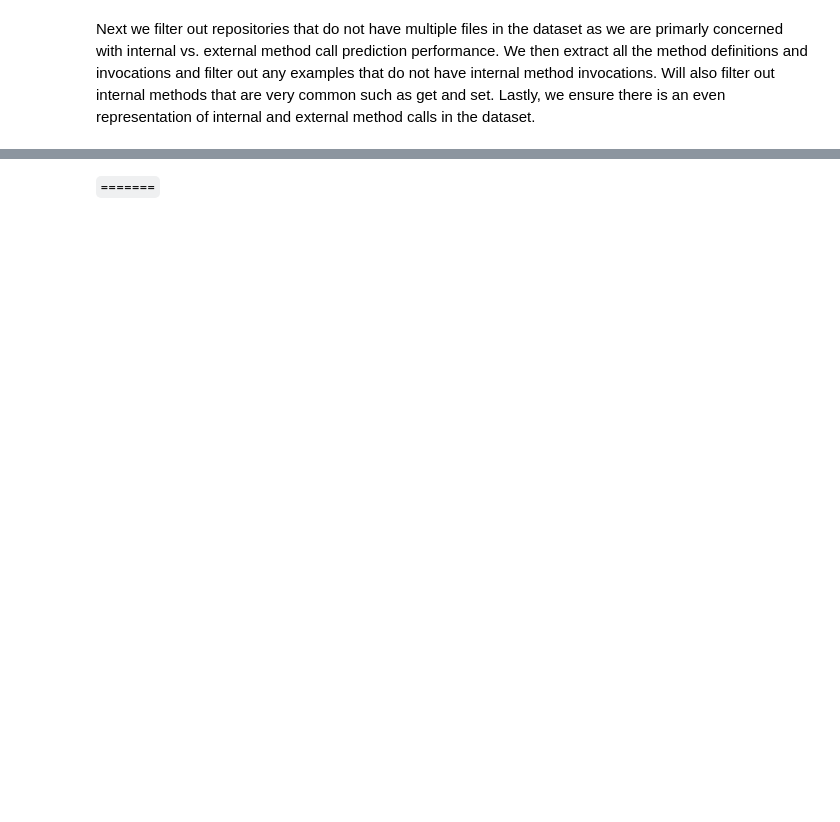
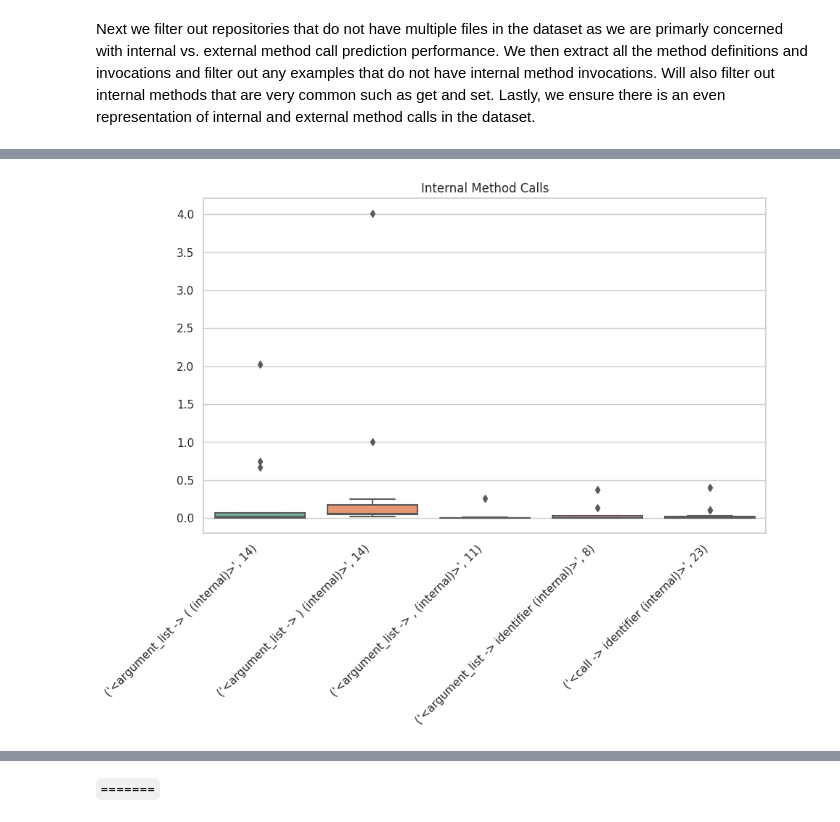
Before and after one commit to ncoop57/perplexed, a Jupyter notebook: nbs/03_paper_results.ipynb, the cells around one changed output, grey strips where cells are left out. Drawn from its saved outputs; the diff is of its cells as text; code cells hidden in the pictures; blank space fills up the shorter version.

```diff
--- a/nbs/03_paper_results.ipynb
+++ b/nbs/03_paper_results.ipynb
@@ -160,0 +173,37 @@ cross_dist, token_cnt = perplexed(
+# %%
+import matplotlib.pyplot as plt
+import numpy as np
+import seaborn as sns
+
+sns.set_theme(style="whitegrid")
+
+
+def visualize_perplexities(perplexities, tokens, title, filename):
+    fig, ax = plt.subplots(figsize=(10, 6))
+    ax = sns.boxplot(data=perplexities, palette="Set2")
+    ax.set_xticklabels(tokens)
+    ax.set_title(title)
+    plt.xticks(rotation=45, ha="right")
+    plt.show()
+# %%
+most_common = token_cnt.most_common()
+method_invocations = [
+    t
+    for t in most_common
+    if t[0].startswith("<argument_list") or t[0].startswith("<call")
+]
+internals = [t for t in method_invocations if "internal" in t[0]]
+externals = [t for t in method_invocations if "internal" not in t[0]]
+# %%
+# sort by name
+internals = sorted(internals, key=lambda x: x[0])
+externals = sorted(externals, key=lambda x: x[0])
+# %%
+internal_crosses = [cross_dist[token] for token, _ in internals]
+external_crosses = [cross_dist[token] for token, _ in externals]
+# %%
+visualize_perplexities(
+    internal_crosses, internals, "Internal Method Calls", "internal_method_calls.png"
+)
+# %% [output]
+[figure, added]
```
Also changed, not shown: parts of 61 cells of this notebook, 7 other files.
